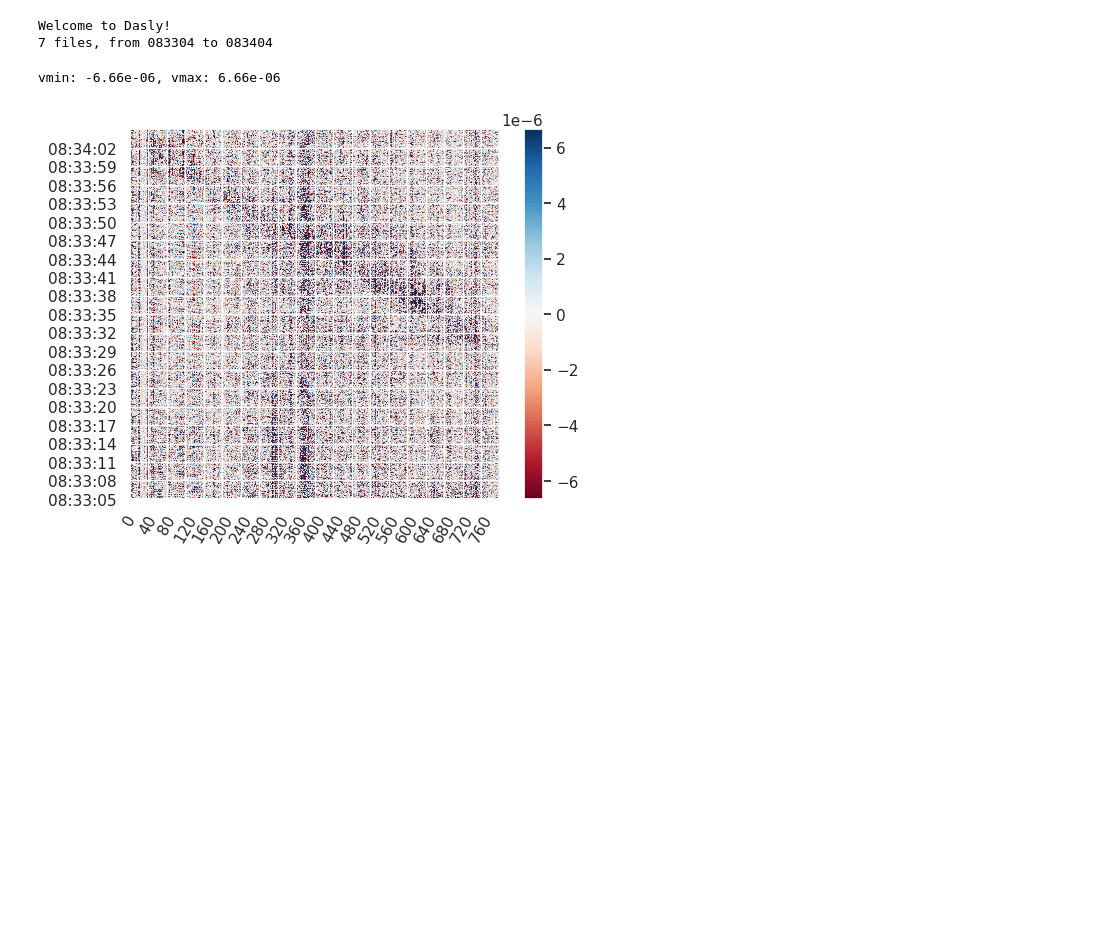
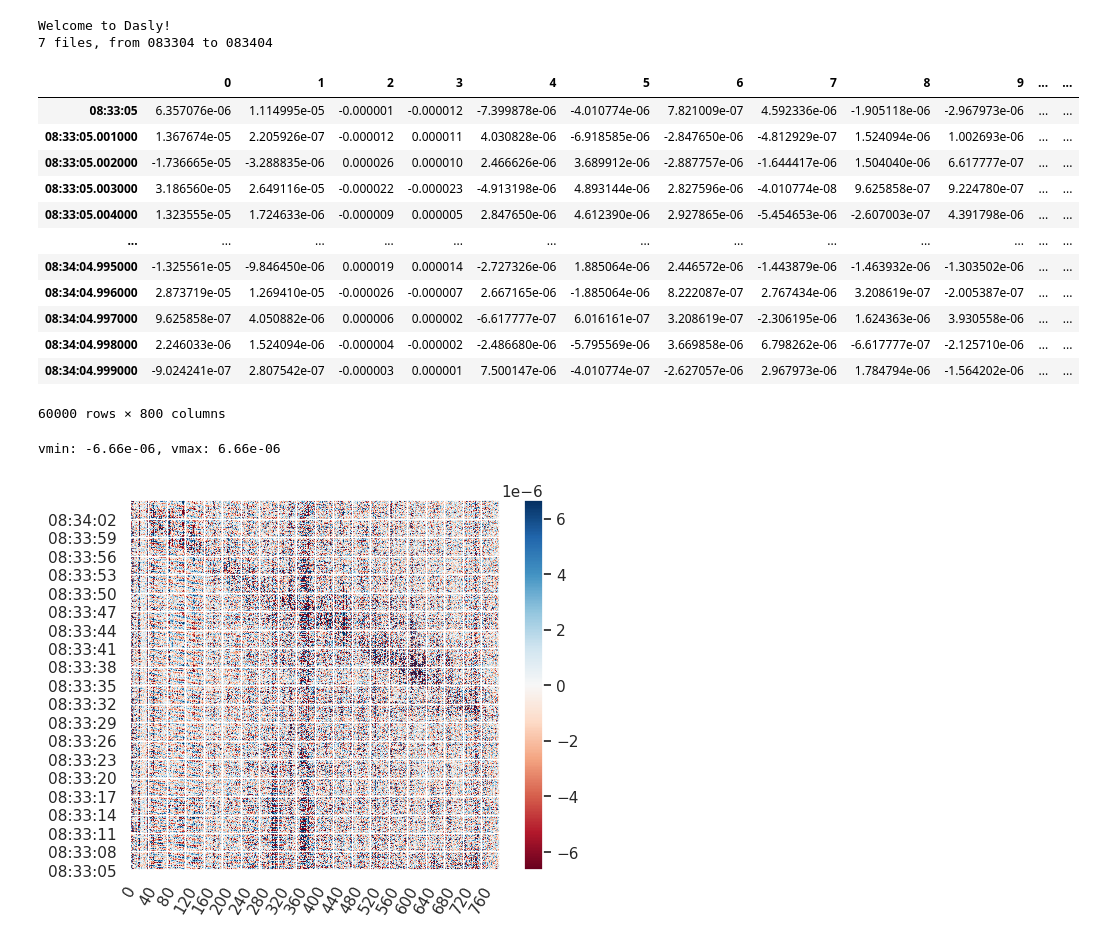
Before and after one commit to truongphanduykhanh/dasly, a Jupyter notebook: notebooks/15.3-khanhtruong-test.ipynb, the cells around one changed output. Cells and saved outputs as stored; diff of their text form; code cells hidden in the pictures; blank space fills up the shorter version.

```diff
--- a/notebooks/15.3-khanhtruong-test.ipynb
+++ b/notebooks/15.3-khanhtruong-test.ipynb
@@ -32,6 +25,22 @@ das.load_data(
 # %% [output]
 Welcome to Dasly!
 7 files, from 083304 to 083404
+# %%
+das.signal
+# %% [output]
+|  | 0 | 1 | 2 | 3 | 4 | 5 | 6 | 7 | 8 | 9 | ... | ... |
+| 08:33:05 | 6.357076e-06 | 1.114995e-05 | -0.000001 | -0.000012 | -7.399878e-06 | -4.010774e-06 | 7.821009e-07 | 4.592336e-06 | -1.905118e-06 | -2.967973e-06 | ... | ... |
+| 08:33:05.001000 | 1.367674e-05 | 2.205926e-07 | -0.000012 | 0.000011 | 4.030828e-06 | -6.918585e-06 | -2.847650e-06 | -4.812929e-07 | 1.524094e-06 | 1.002693e-06 | ... | ... |
+| 08:33:05.002000 | -1.736665e-05 | -3.288835e-06 | 0.000026 | 0.000010 | 2.466626e-06 | 3.689912e-06 | -2.887757e-06 | -1.644417e-06 | 1.504040e-06 | 6.617777e-07 | ... | ... |
+| 08:33:05.003000 | 3.186560e-05 | 2.649116e-05 | -0.000022 | -0.000023 | -4.913198e-06 | 4.893144e-06 | 2.827596e-06 | -4.010774e-08 | 9.625858e-07 | 9.224780e-07 | ... | ... |
+| 08:33:05.004000 | 1.323555e-05 | 1.724633e-06 | -0.000009 | 0.000005 | 2.847650e-06 | 4.612390e-06 | 2.927865e-06 | -5.454653e-06 | -2.607003e-07 | 4.391798e-06 | ... | ... |
+| ... | ... | ... | ... | ... | ... | ... | ... | ... | ... | ... | ... | ... |
+| 08:34:04.995000 | -1.325561e-05 | -9.846450e-06 | 0.000019 | 0.000014 | -2.727326e-06 | 1.885064e-06 | 2.446572e-06 | -1.443879e-06 | -1.463932e-06 | -1.303502e-06 | ... | ... |
+| 08:34:04.996000 | 2.873719e-05 | 1.269410e-05 | -0.000026 | -0.000007 | 2.667165e-06 | -1.885064e-06 | 8.222087e-07 | 2.767434e-06 | 3.208619e-07 | -2.005387e-07 | ... | ... |
+| 08:34:04.997000 | 9.625858e-07 | 4.050882e-06 | 0.000006 | 0.000002 | -6.617777e-07 | 6.016161e-07 | 3.208619e-07 | -2.306195e-06 | 1.624363e-06 | 3.930558e-06 | ... | ... |
+| 08:34:04.998000 | 2.246033e-06 | 1.524094e-06 | -0.000004 | -0.000002 | -2.486680e-06 | -5.795569e-06 | 3.669858e-06 | 6.798262e-06 | -6.617777e-07 | -2.125710e-06 | ... | ... |
+| 08:34:04.999000 | -9.024241e-07 | 2.807542e-07 | -0.000003 | 0.000001 | 7.500147e-06 | -4.010774e-07 | -2.627057e-06 | 2.967973e-06 | 1.784794e-06 | -1.564202e-06 | ... | ... |
+60000 rows × 800 columns
 # %%
 das.heatmap()
 # %% [output]
```
Also changed, not shown: parts of 1 cell of this notebook, 45 other files.
